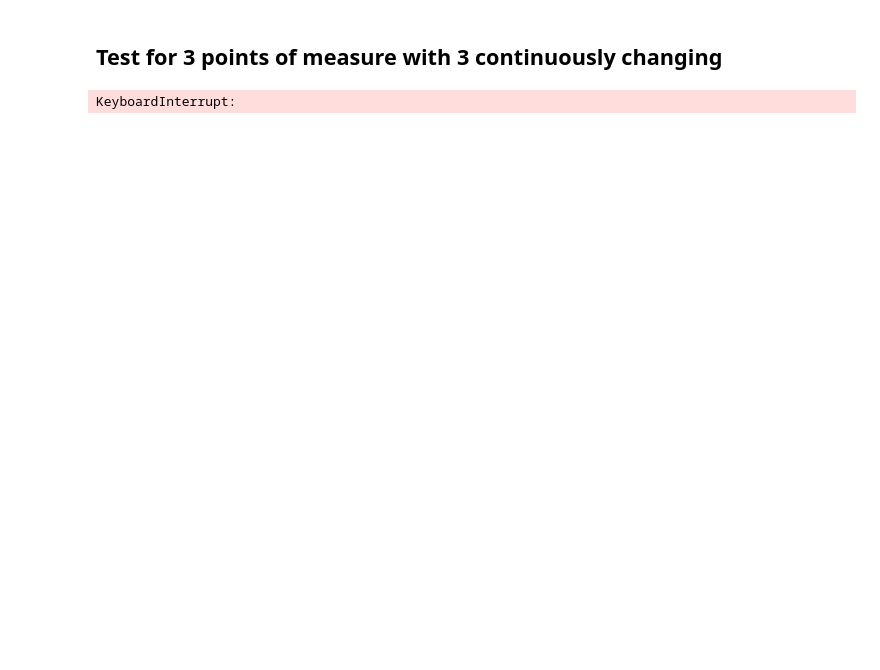
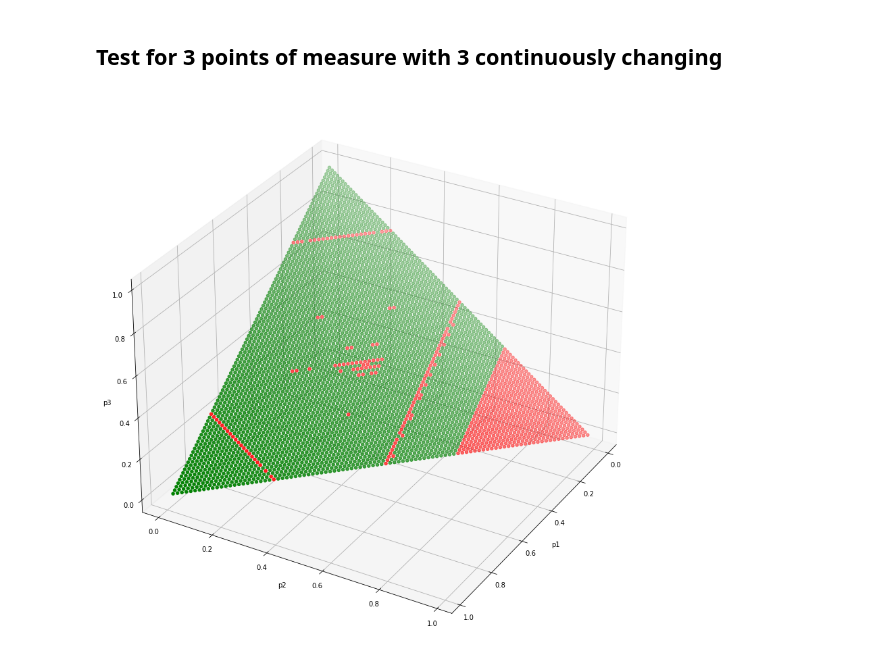
Before and after one commit to AnnaBagriy/PiecewiseLinearFunctionsAveraging, a Jupyter notebook: Exp_1.ipynb, the cells around one changed output. Drawn from its saved outputs; the diff is of its cells as text; code cells hidden in the pictures; blank space fills up the shorter version.

```diff
--- a/Exp_1.ipynb
+++ b/Exp_1.ipynb
@@ -55,10 +55,12 @@ Calculates the value of the function
 and its averaging
 
 Returns two vectors
+
+TODO: Dynamic x, y
 '''
 def calc_f(t, p, alpha):
-    x = np.linspace(-1,1,5000)
-    y = np.linspace(-1,1,5000)
+    x = np.linspace(-1,1,100)
+    y = np.linspace(-1,1,100)
     z = []
 
     X, Y = np.meshgrid(x, y)
@@ -338,17 +342,17 @@ ps = test_4_measures(t4_set, alpha, step, xy_angle, z_angle)
-# %% [markdown]
-## Test for 3 points of measure with 3 continuously changing
-# %%
-xy_angle = 30
-z_angle = 30
-
-step = 0.05
-
-t1 = [1, 1]
-t2 = [0, -1]
-t3 = [-1, 1]
-
-t3_set = np.array([t1, t2, t3])
-
-p_good, p_bad = test_3_measures(t3_set, alpha, step, xy_angle, z_angle)
-# %% [output]
-KeyboardInterrupt:
+# %% [markdown]
+## Test for 3 points of measure with 3 continuously changing
+# %%
+xy_angle = 30
+z_angle = 30
+
+step = 0.01
+
+t1 = [1, 1]
+t2 = [0, -1]
+t3 = [-1, 1]
+
+t3_set = np.array([t1, t2, t3])
+
+p_good, p_bad = test_3_measures(t3_set, alpha, step, xy_angle, z_angle)
+# %% [output]
+[figure, added]
```
Also changed, not shown: parts of 13 cells of this notebook.
